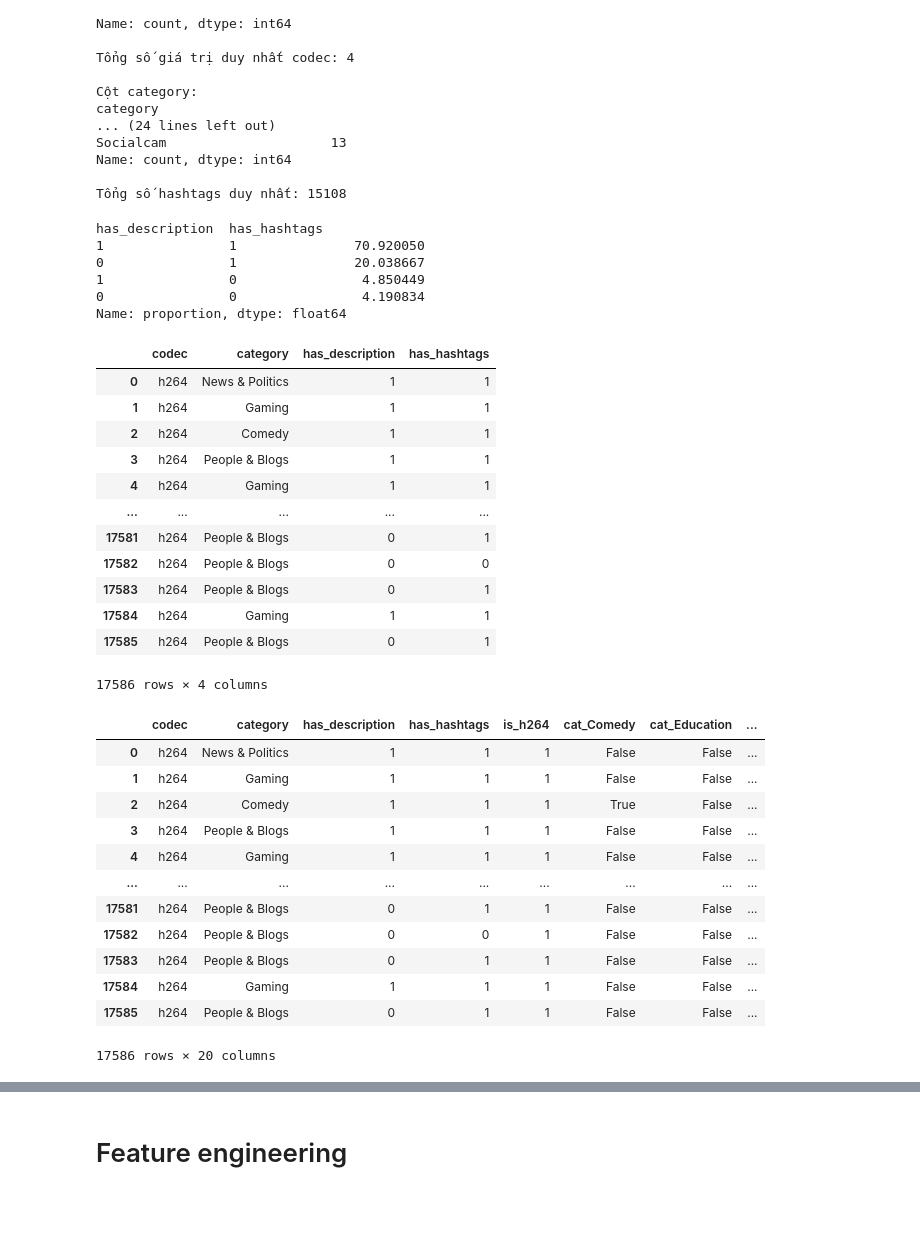
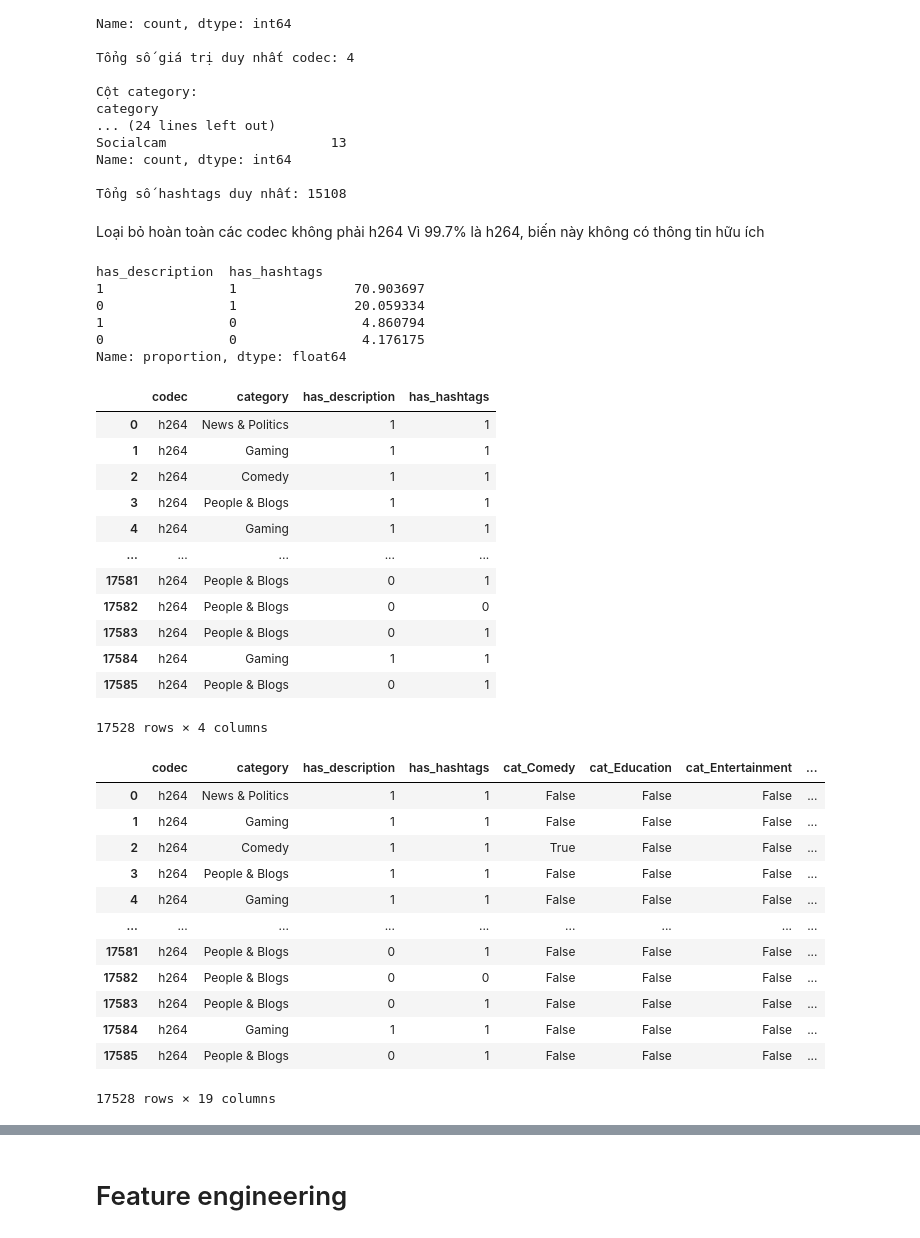
Before and after one commit to DangVanVy23521825/PTDLTQ-IE313, a Jupyter notebook: notebooks/3.0.datapreprocessing_featureengineering.ipynb, the cells around one changed output, grey strips where cells are left out. Saved outputs shown, nothing was run; the diff lists cells and outputs as text; code cells hidden in the pictures; blank space fills up the shorter version.

```diff
--- a/notebooks/3.0.datapreprocessing_featureengineering.ipynb
+++ b/notebooks/3.0.datapreprocessing_featureengineering.ipynb
@@ -184,6 +154,11 @@ Socialcam                     13
 Name: count, dtype: int64
 
 Tổng số hashtags duy nhất: 15108
+# %% [markdown]
+Loại bỏ hoàn toàn các codec không phải h264
+Vì 99.7% là h264, biến này không có thông tin hữu ích
+# %%
+df = df[df['codec'] == 'h264'].copy()
 # %%
 df['has_description'] = df['description'].astype(str).str.strip().apply(
     lambda x: 0 if x.lower() in ['none', 'no description', '', ' '] else 1
@@ -196,10 +171,10 @@ df['has_hashtags'] = df['hashtags'].astype(str).str.strip().apply(
 df[['has_description', 'has_hashtags']].value_counts(normalize=True) * 100
 # %% [output]
 has_description  has_hashtags
-1                1               70.920050
-0                1               20.038667
-1                0                4.850449
-0                0                4.190834
+1                1               70.903697
+0                1               20.059334
+1                0                4.860794
+0                0                4.176175
 Name: proportion, dtype: float64
 # %%
 df_encode = df[['codec', 'category', 'has_description', 'has_hashtags']].copy()
@@ -218,29 +193,27 @@ df_encode
 | 17583 | h264 | People & Blogs | 0 | 1 |
 | 17584 | h264 | Gaming | 1 | 1 |
 | 17585 | h264 | People & Blogs | 0 | 1 |
-17586 rows × 4 columns
+17528 rows × 4 columns
 # %%
-df_encode['is_h264'] = (df['codec'] == 'h264').astype(int)
-
 df_encode = pd.concat([df_encode,
                        pd.get_dummies(df['category'], prefix='cat', drop_first=True)
                       ], axis=1)
 
 df_encode
 # %% [output]
-|  | codec | category | has_description | has_hashtags | is_h264 | cat_Comedy | cat_Education | ... |
-| 0 | h264 | News & Politics | 1 | 1 | 1 | False | False | ... |
-| 1 | h264 | Gaming | 1 | 1 | 1 | False | False | ... |
-| 2 | h264 | Comedy | 1 | 1 | 1 | True | False | ... |
-| 3 | h264 | People & Blogs | 1 | 1 | 1 | False | False | ... |
-| 4 | h264 | Gaming | 1 | 1 | 1 | False | False | ... |
+|  | codec | category | has_description | has_hashtags | cat_Comedy | cat_Education | cat_Entertainment | ... |
+| 0 | h264 | News & Politics | 1 | 1 | False | False | False | ... |
+| 1 | h264 | Gaming | 1 | 1 | False | False | False | ... |
+| 2 | h264 | Comedy | 1 | 1 | True | False | False | ... |
+| 3 | h264 | People & Blogs | 1 | 1 | False | False | False | ... |
+| 4 | h264 | Gaming | 1 | 1 | False | False | False | ... |
 | ... | ... | ... | ... | ... | ... | ... | ... | ... |
-| 17581 | h264 | People & Blogs | 0 | 1 | 1 | False | False | ... |
-| 17582 | h264 | People & Blogs | 0 | 0 | 1 | False | False | ... |
-| 17583 | h264 | People & Blogs | 0 | 1 | 1 | False | False | ... |
-| 17584 | h264 | Gaming | 1 | 1 | 1 | False | False | ... |
-| 17585 | h264 | People & Blogs | 0 | 1 | 1 | False | False | ... |
+| 17581 | h264 | People & Blogs | 0 | 1 | False | False | False | ... |
+| 17582 | h264 | People & Blogs | 0 | 0 | False | False | False | ... |
+| 17583 | h264 | People & Blogs | 0 | 1 | False | False | False | ... |
+| 17584 | h264 | Gaming | 1 | 1 | False | False | False | ... |
+| 17585 | h264 | People & Blogs | 0 | 1 | False | False | False | ... |
-17586 rows × 20 columns
+17528 rows × 19 columns
 # %%
 df_model = pd.concat([df_norm, df_encode], axis=1)
 
```
Also changed, not shown: parts of 14 cells of this notebook, 1 other file.
